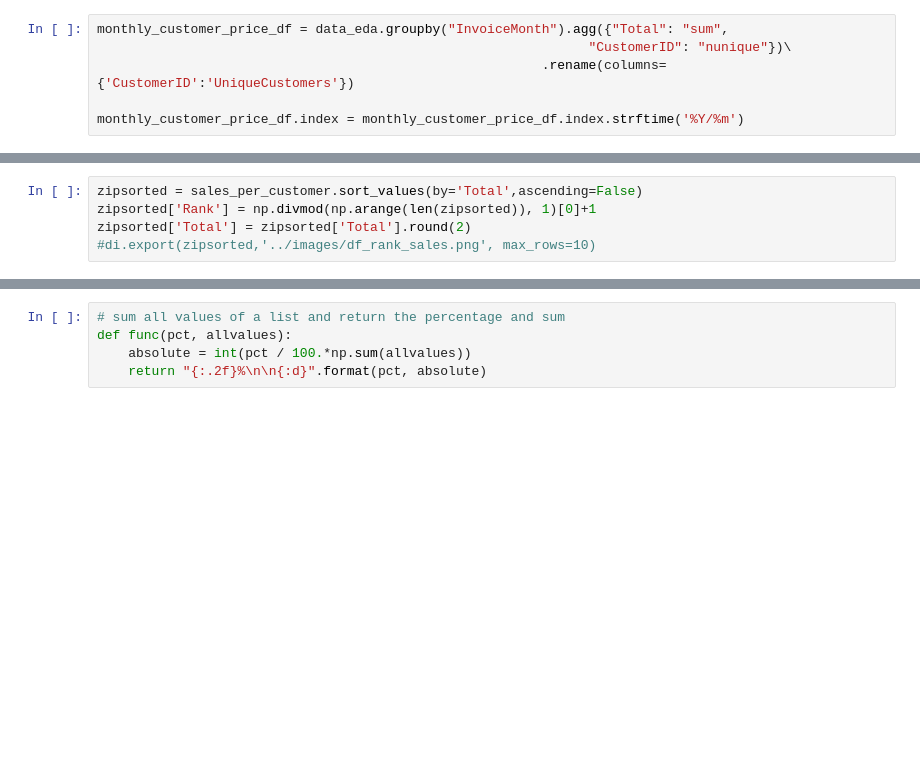
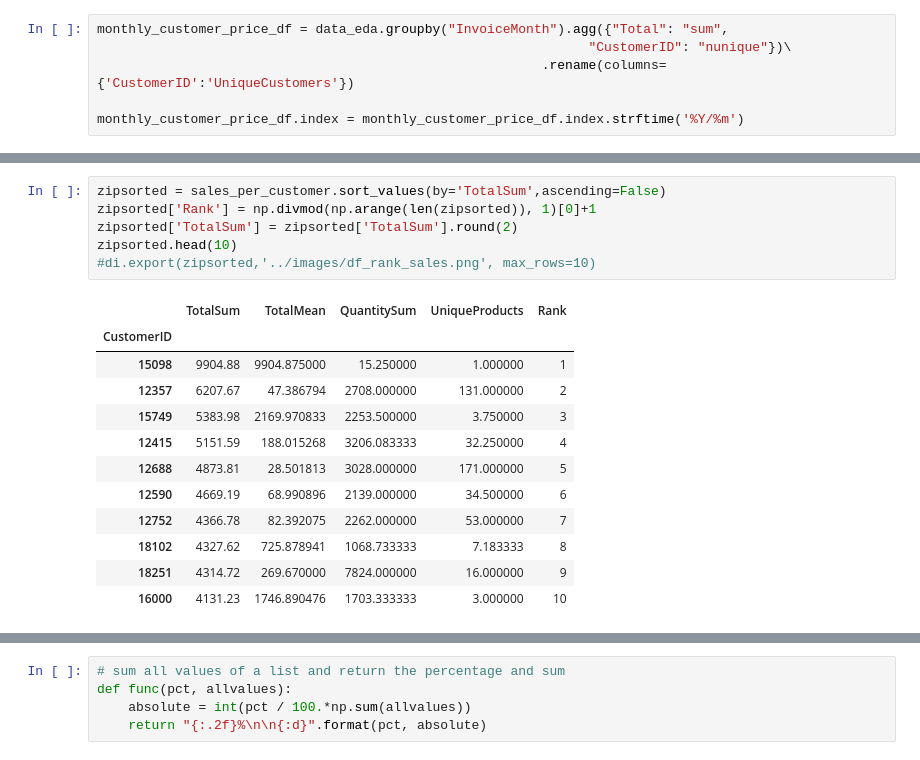
Before and after one commit to alyssonvidal/E-Commerce-Clusterization, a Jupyter notebook: notebooks/part02_eda.ipynb, the cells around one changed output, grey strips where cells are left out. Saved outputs shown, nothing was run; the diff lists cells and outputs as text; blank space fills up the shorter version.

```diff
--- a/notebooks/part02_eda.ipynb
+++ b/notebooks/part02_eda.ipynb
@@ -214,8 +210,22 @@ plt.show()
 # %%
-zipsorted = sales_per_customer.sort_values(by='Total',ascending=False)
+zipsorted = sales_per_customer.sort_values(by='TotalSum',ascending=False)
 zipsorted['Rank'] = np.divmod(np.arange(len(zipsorted)), 1)[0]+1
-zipsorted['Total'] = zipsorted['Total'].round(2)
+zipsorted['TotalSum'] = zipsorted['TotalSum'].round(2)
+zipsorted.head(10)
 #di.export(zipsorted,'../images/df_rank_sales.png', max_rows=10)
+# %% [output]
+|  | TotalSum | TotalMean | QuantitySum | UniqueProducts | Rank |
+| CustomerID |  |  |  |  |  |
+| 15098 | 9904.88 | 9904.875000 | 15.250000 | 1.000000 | 1 |
+| 12357 | 6207.67 | 47.386794 | 2708.000000 | 131.000000 | 2 |
+| 15749 | 5383.98 | 2169.970833 | 2253.500000 | 3.750000 | 3 |
+| 12415 | 5151.59 | 188.015268 | 3206.083333 | 32.250000 | 4 |
+| 12688 | 4873.81 | 28.501813 | 3028.000000 | 171.000000 | 5 |
+| 12590 | 4669.19 | 68.990896 | 2139.000000 | 34.500000 | 6 |
+| 12752 | 4366.78 | 82.392075 | 2262.000000 | 53.000000 | 7 |
+| 18102 | 4327.62 | 725.878941 | 1068.733333 | 7.183333 | 8 |
+| 18251 | 4314.72 | 269.670000 | 7824.000000 | 16.000000 | 9 |
+| 16000 | 4131.23 | 1746.890476 | 1703.333333 | 3.000000 | 10 |
 # %%
 plt.figure(figsize=(12,8))
 plt.title('Avarage Sales Per Customer Rank', fontsize=14, fontweight='bold')
```
Also changed, not shown: parts of 22 cells of this notebook, 20 other files.
